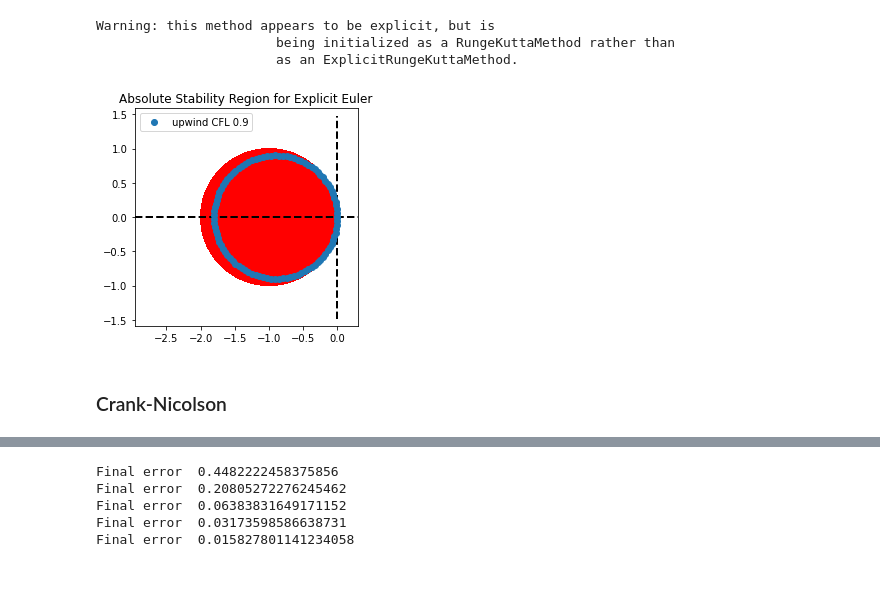
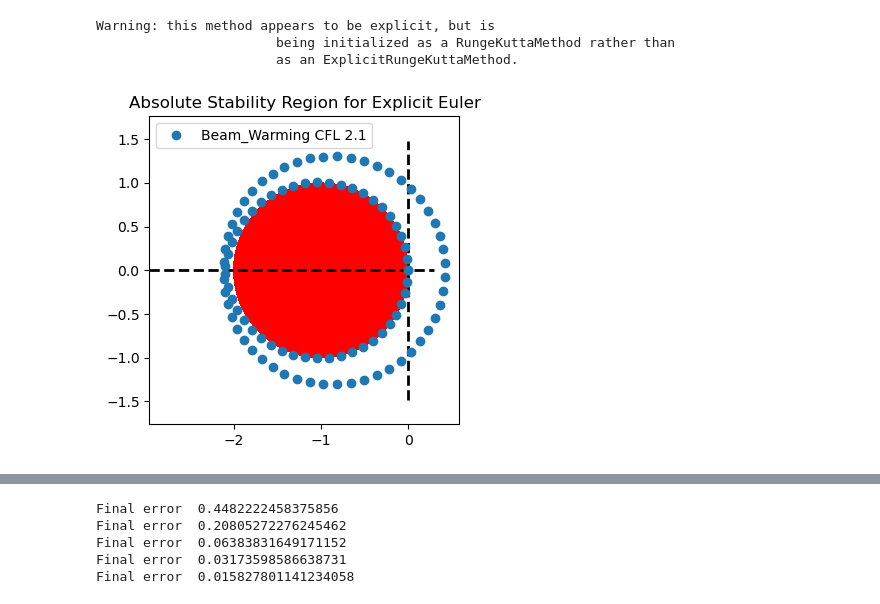
Before and after one commit to accdavlo/calcolo-scientifico, a Jupyter notebook: codes/solutions/transport_FD.ipynb, the cells around one changed output, grey strips where cells are left out. Cells and saved outputs as stored; diff of their text form; code cells hidden in the pictures; blank space fills up the shorter version.

```diff
--- a/codes/solutions/transport_FD.ipynb
+++ b/codes/solutions/transport_FD.ipynb
@@ -347,19 +350,24 @@ array([1.+0.30136156j, 1.-0.30136156j, 1.+0.2931412j , 1.-0.2931412j ,
 # Define some spatial discretizations for linear advection as a function of
 # um1 $u_{i-1}$, u $u_i$ and up1 $u_{i+1}$
 # a speed, dt timestep, dx spacestep
-def Lax_Friedrichs(um1,u,up1,a, dt,dx):
+def Lax_Friedrichs(um2,um1,u,up1,up2,a, dt,dx):
     advection = (up1-2*u+um1)/2. - a*dt/dx*(up1-um1)/2
     return advection
 
-def central(um1,u,up1, a,dt,dx):
+def central(um2,um1,u,up1,up2, a,dt,dx):
     advection = - a*dt/dx*(up1-um1)/2
     return advection
 
-def Lax_Wendroff(um1,u,up1, a,dt,dx):
+def Lax_Wendroff(um2,um1,u,up1,up2, a,dt,dx):
     advection = - a*dt/dx*(up1-um1)/2 +(a*dt/dx)**2*(um1-2*u+up1)/2
     return advection
 
-def upwind(um1,u,up1, a,dt,dx):
+def Beam_Warming(um2,um1,u,up1,up2, a,dt,dx):
+    advection = (a>0)*(- a*dt/dx/2*(um2-4*um1+3*u) +a**2*dt**2/dx**2*(um2-2*um1+u)/2)+\
+                (a<0)*(- a*dt/dx/2*(-3*u+4*up1-up2) +a**2*dt**2/dx**2*(u-2*up1+up2)/2)
+    return advection
+
+def upwind(um2,um1,u,up1,up2, a,dt,dx):
     advection = - a*dt/dx*(u-um1)*(a>0)- a*dt/dx*(up1-u)*(a<0)
     return advection
 
@@ -377,15 +385,21 @@ class SpatialDiscretizationAdvection:
             self.advection = Lax_Wendroff
         elif self.method =="upwind":
             self.advection = upwind
+        elif self.method =="Beam_Warming":
+            self.advection = Beam_Warming
 
     def eval(self,u,a,dt,dx):
         if self.boundary=="periodic":
             u_red = u[:-1]
             # u_{i+1} using periodic BC
             up1 = np.roll(u_red,-1)
+            # u_{i+2} using periodic BC
+            up2 = np.roll(up1,-1)
             # u_{i-1} using periodic BC
             um1 = np.roll(u_red,1)
-            adv_red = self.advection(um1,u_red,up1,a,dt,dx)
+            # u_{i-2} using periodic BC
+            um2 = np.roll(um1,1)
+            adv_red = self.advection(um2,um1,u_red,up1,up2,a,dt,dx)
             adv = np.concatenate([adv_red, [adv_red[0]]])
         return adv
 # %%
@@ -512,32 +528,32 @@ Warning: this method appears to be explicit, but is
                        as an ExplicitRungeKuttaMethod.
 # %%
 # Von neumann coefficients
-CFL = 0.9
-spatial_discretization_type ="upwind"
+CFL = 2.1
+spatial_discretization_type ="Beam_Warming"#"upwind"
 
 EE_advection = Advection_explicit_euler( geom, T_end, u0_lambda, dt, \
                      spatial_discretization_type=spatial_discretization_type,
                  a=1, dt_save = 0.1, u_ex_lambda =u_ex_lambda)
 a = EE_advection.a
 dx = EE_advection.geom.dx
 dt = CFL*dx/np.abs(a)
 
 thetas = np.linspace(0,2*np.pi,100)
 u  = 1.
 um1 = np.exp(-1j*thetas)
+um2 = np.exp(-2j*thetas)
 up1 = np.exp(1j*thetas)
+up2 = np.exp(2j*thetas)
 
-advection = EE_advection.space_discr.advection(um1,u,up1,a,dt,dx)
+advection = EE_advection.space_discr.advection(um2,um1,u,up1,up2,a,dt,dx)
 
 myrk.plot_stability_region()
 fig = plt.gcf()
 fig.set_size_inches(4,4)
 
 plt.plot(np.real(advection),np.imag(advection),'o', label=spatial_discretization_type+" CFL %1.1f"%CFL)
 plt.axis("equal")
 plt.legend();
 plt.savefig("von_neumann_stab_advection_"+spatial_discretization_type+"_CFL_%1.1f.png"%CFL)
 # %% [output]
-[figure, old version]
+[figure, new version]
-# %% [markdown]
-### Crank-Nicolson
```
Also changed, not shown: parts of 16 cells of this notebook, 17 other files.
